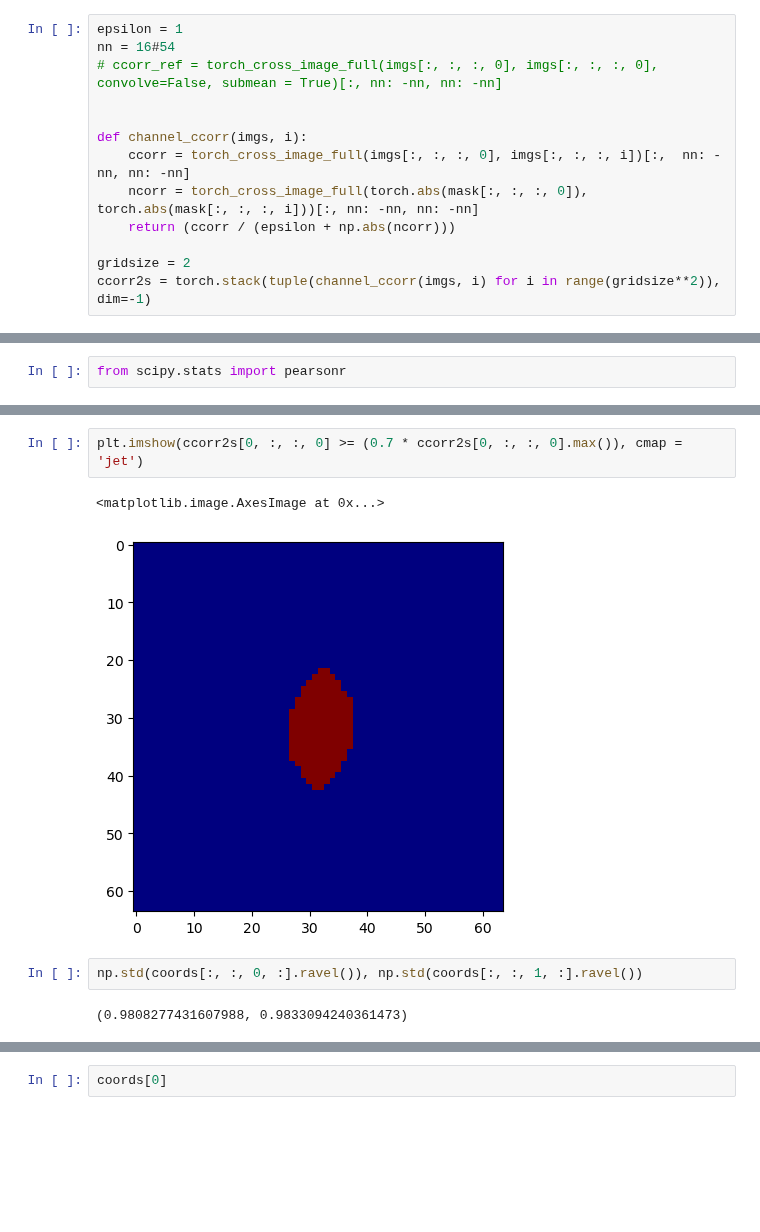
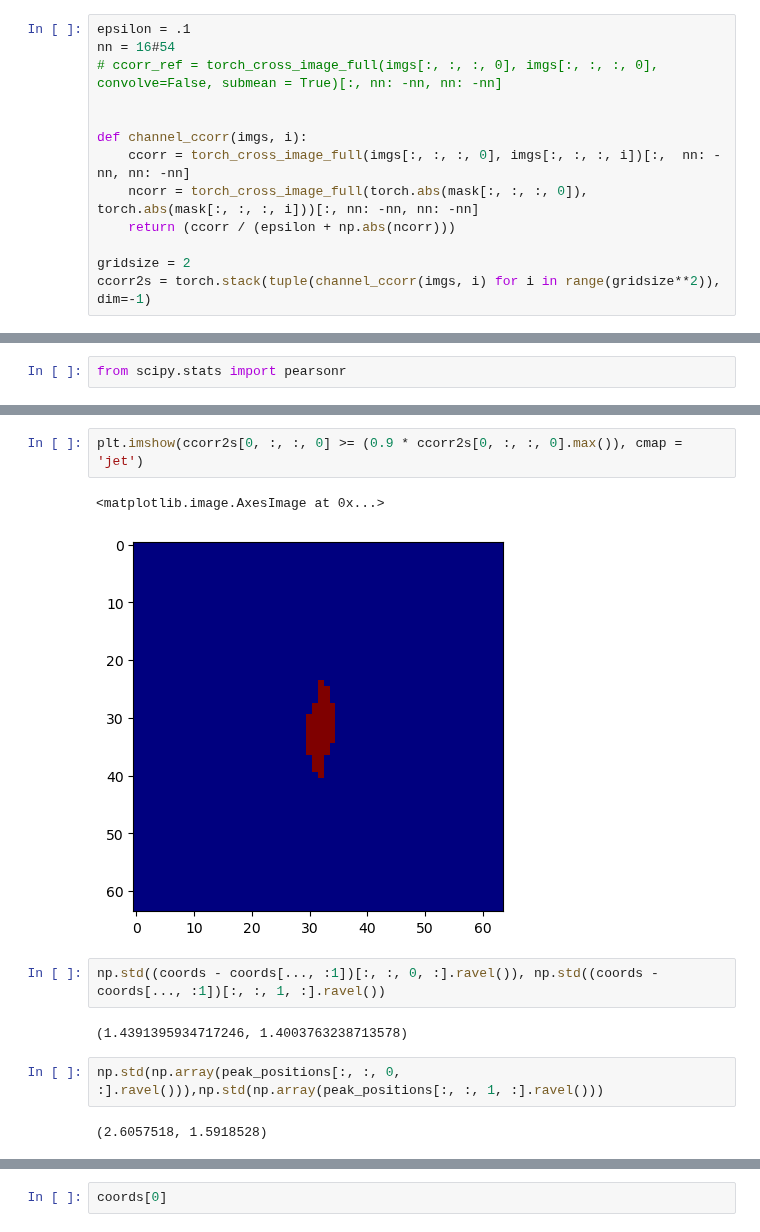
Before and after one commit to hoidn/PtychoPINN, a Jupyter notebook: notebooks/position_correction_2.ipynb, the cells around one changed output, grey strips where cells are left out. Drawn from its saved outputs; the diff is of its cells as text; blank space fills up the shorter version.

```diff
--- a/notebooks/position_correction_2.ipynb
+++ b/notebooks/position_correction_2.ipynb
@@ -123,5 +172,5 @@ plt.imshow(np.abs(mask[0, :, :, 0]))
 # %%
-epsilon = 1
+epsilon = .1
 nn = 16#54
 # ccorr_ref = torch_cross_image_full(imgs[:, :, :, 0], imgs[:, :, :, 0], convolve=False, submean = True)[:, nn: -nn, nn: -nn]
 
@@ -202,9 +255,13 @@ plt.colorbar()
 # %%
-plt.imshow(ccorr2s[0, :, :, 0] >= (0.7 * ccorr2s[0, :, :, 0].max()), cmap = 'jet')
+plt.imshow(ccorr2s[0, :, :, 0] >= (0.9 * ccorr2s[0, :, :, 0].max()), cmap = 'jet')
 # %% [output]
 <matplotlib.image.AxesImage at 0x...>
-[figure, old version]
+[figure, new version]
 # %%
-np.std(coords[:, :, 0, :].ravel()), np.std(coords[:, :, 1, :].ravel())
+np.std((coords - coords[..., :1])[:, :, 0, :].ravel()), np.std((coords - coords[..., :1])[:, :, 1, :].ravel())
 # %% [output]
-(0.9808277431607988, 0.9833094240361473)
+(1.4391395934717246, 1.4003763238713578)
+# %%
+np.std(np.array(peak_positions[:, :, 0, :].ravel())),np.std(np.array(peak_positions[:, :, 1, :].ravel()))
+# %% [output]
+(2.6057518, 1.5918528)
```
Also changed, not shown: parts of 10 cells of this notebook, 1 other file.
